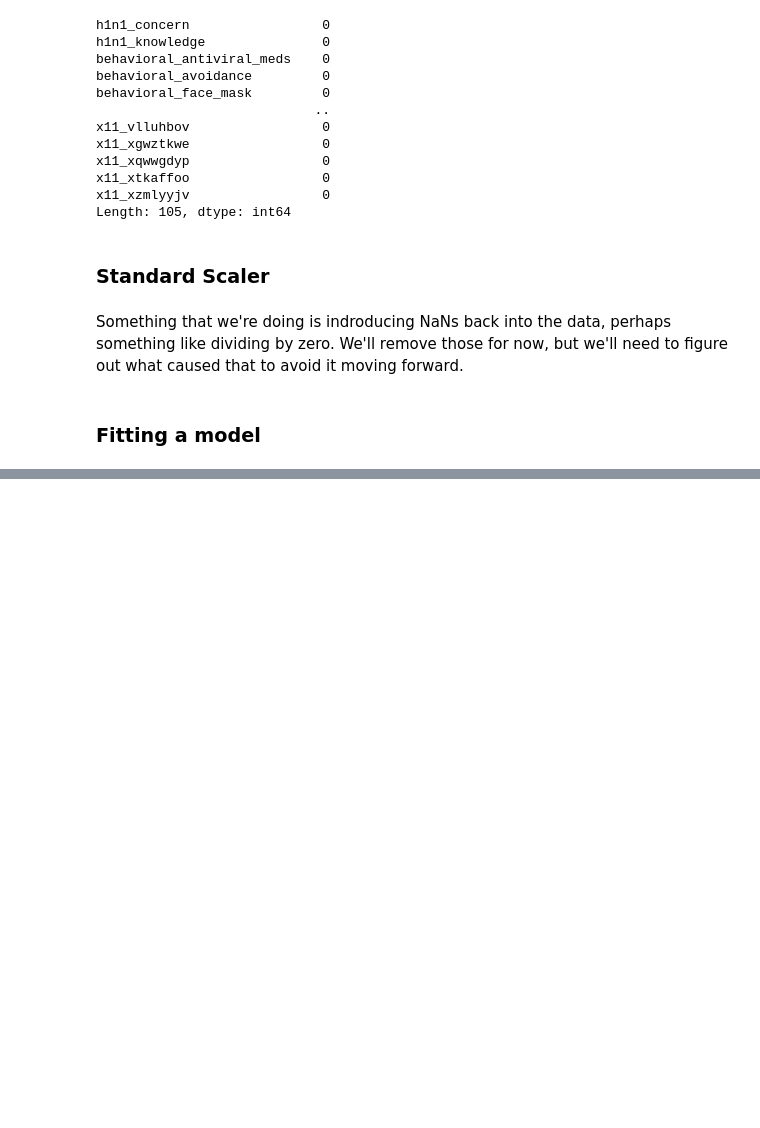
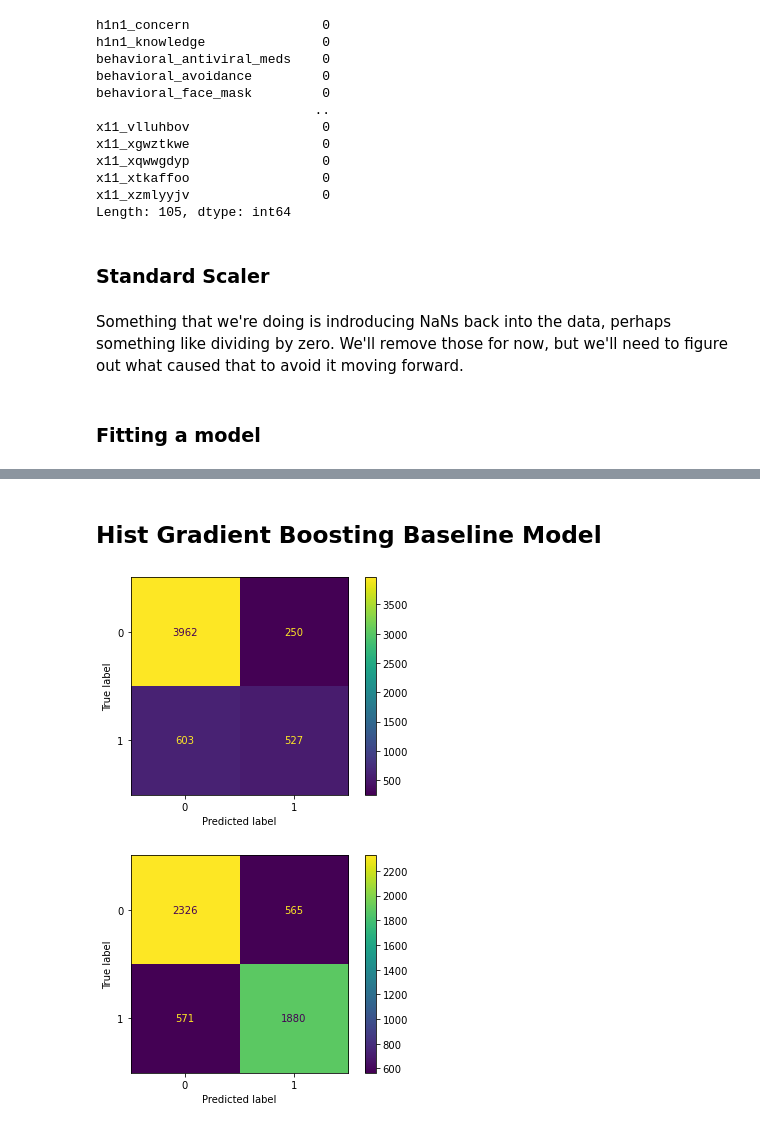
Before and after one commit to jeffbeech/Flu-Shot-Learning, a Jupyter notebook: jeff.ipynb, the cells around one changed output, grey strips where cells are left out. Saved outputs shown, nothing was run; the diff lists cells and outputs as text; code cells hidden in the pictures; blank space fills up the shorter version.

Commit message:
hgb models

```diff
--- a/jeff.ipynb
+++ b/jeff.ipynb
@@ -302,0 +303,21 @@ AUROC for seasonal flu:     0.7731832333911779
+# %% [markdown]
+## Hist Gradient Boosting Baseline Model
+# %%
+from sklearn.ensemble import HistGradientBoostingClassifier
+
+y_train_h1n1 = y_train.iloc[:,0]
+y_train_ssnl =y_train.iloc[:,1]
+y_test_h1n1 = y_test.iloc[:,0]
+y_test_ssnl =y_test.iloc[:,1]
+# %%
+model_baseline_h1n1 = HistGradientBoostingClassifier()
+model_baseline_ssnl = HistGradientBoostingClassifier()
+
+model_baseline_h1n1.fit(X_train_scaled, y_train_h1n1)
+plot_confusion_matrix(model_baseline_h1n1, X_test_scaled, y_test_h1n1);
+
+model_baseline_ssnl.fit(X_train_scaled, y_train_ssnl)
+plot_confusion_matrix(model_baseline_ssnl, X_test_scaled, y_test_ssnl);
+# %% [output]
+[figure, added]
+[figure, added]
```
Also changed, not shown: parts of 74 cells of this notebook.
